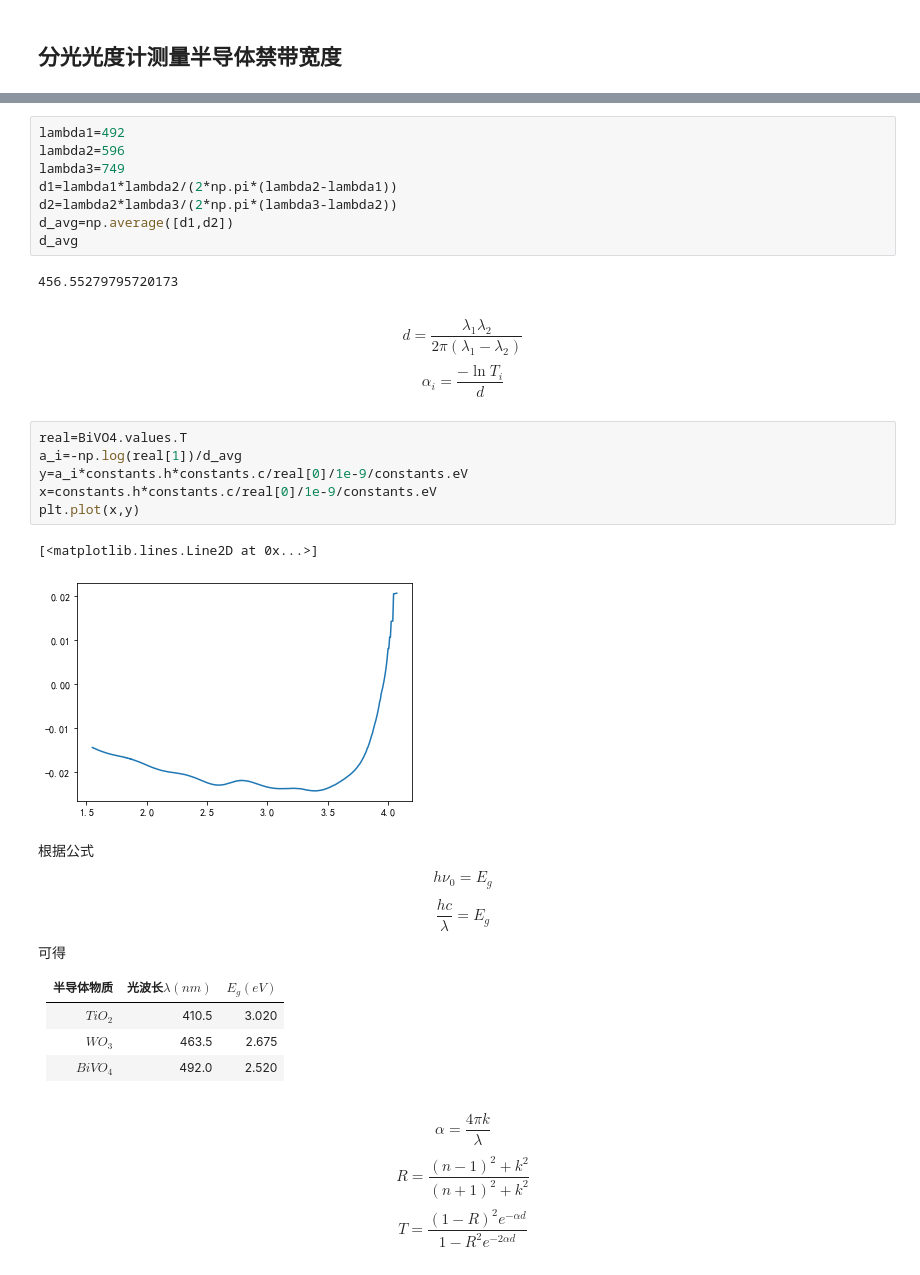
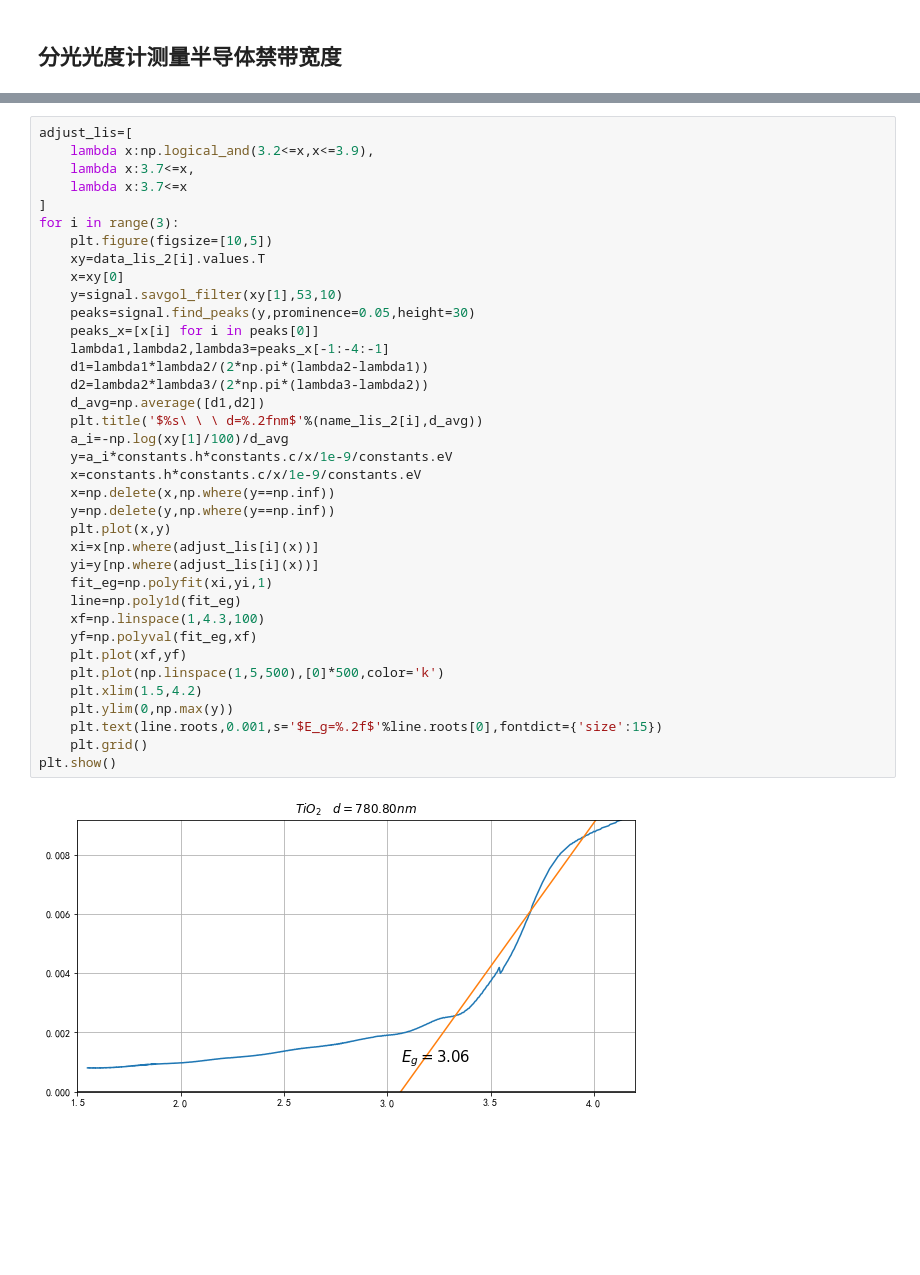
Before and after one commit to tsaihsiaoyi/Jupyter, a Jupyter notebook: Experimental_data/test.ipynb, the cells around one changed output, grey strips where cells are left out. Saved outputs shown, nothing was run; the diff lists cells and outputs as text; blank space fills up the shorter version.

```diff
--- a/Experimental_data/test.ipynb
+++ b/Experimental_data/test.ipynb
@@ -102,37 +103,39 @@ plt.show()
-# %%
-lambda1=492
-lambda2=596
-lambda3=749
-d1=lambda1*lambda2/(2*np.pi*(lambda2-lambda1))
-d2=lambda2*lambda3/(2*np.pi*(lambda3-lambda2))
-d_avg=np.average([d1,d2])
-d_avg
-# %% [output]
-456.55279795720173
-# %% [markdown]
-$$d=\frac{\lambda_1\lambda_2}{2\pi(\lambda_1-\lambda_2)}$$
-$$\alpha_i=\frac{-\ln{T_i}}{d}$$
-# %%
-real=BiVO4.values.T
-a_i=-np.log(real[1])/d_avg
-y=a_i*constants.h*constants.c/real[0]/1e-9/constants.eV
-x=constants.h*constants.c/real[0]/1e-9/constants.eV
-plt.plot(x,y)
-# %% [output]
-[<matplotlib.lines.Line2D at 0x...>]
-[figure, removed]
-# %% [markdown]
-根据公式
-$$h\nu_0=E_g$$
-$$\frac{hc}{\lambda}=E_g$$
-可得
-
-|半导体物质|光波长$\lambda(nm)$|$E_g(eV)$|
-|:----|:----|:---|
-|$TiO_2$|410.5|3.020|
-|$WO_3$|463.5|2.675|
-|$BiVO_4$|492.0|2.520|
-# %% [markdown]
-$$\alpha=\frac{4\pi k}{\lambda}$$
-$$R=\frac{(n-1)^2+k^2}{(n+1)^2+k^2}$$
-$$T=\frac{(1-R)^2e^{-\alpha d}}{1-R^2e^{-2\alpha d}}$$
+# %%
+adjust_lis=[
+    lambda x:np.logical_and(3.2<=x,x<=3.9),
+    lambda x:3.7<=x,
+    lambda x:3.7<=x
+]
+for i in range(3):
+    plt.figure(figsize=[10,5])
+    xy=data_lis_2[i].values.T
+    x=xy[0]
+    y=signal.savgol_filter(xy[1],53,10)
+    peaks=signal.find_peaks(y,prominence=0.05,height=30)
+    peaks_x=[x[i] for i in peaks[0]]
+    lambda1,lambda2,lambda3=peaks_x[-1:-4:-1]
+    d1=lambda1*lambda2/(2*np.pi*(lambda2-lambda1))
+    d2=lambda2*lambda3/(2*np.pi*(lambda3-lambda2))
+    d_avg=np.average([d1,d2])
+    plt.title('$%s\ \ \ d=%.2fnm$'%(name_lis_2[i],d_avg))
+    a_i=-np.log(xy[1]/100)/d_avg
+    y=a_i*constants.h*constants.c/x/1e-9/constants.eV
+    x=constants.h*constants.c/x/1e-9/constants.eV
+    x=np.delete(x,np.where(y==np.inf))
+    y=np.delete(y,np.where(y==np.inf))
+    plt.plot(x,y)
+    xi=x[np.where(adjust_lis[i](x))]
+    yi=y[np.where(adjust_lis[i](x))]
+    fit_eg=np.polyfit(xi,yi,1)
+    line=np.poly1d(fit_eg)
+    xf=np.linspace(1,4.3,100)
+    yf=np.polyval(fit_eg,xf)
+    plt.plot(xf,yf)
+    plt.plot(np.linspace(1,5,500),[0]*500,color='k')
+    plt.xlim(1.5,4.2)
+    plt.ylim(0,np.max(y))
+    plt.text(line.roots,0.001,s='$E_g=%.2f$'%line.roots[0],fontdict={'size':15})
+    plt.grid()
+plt.show()
+# %% [output]
+[figure, added]
```
Also changed, not shown: parts of 7 cells of this notebook.
